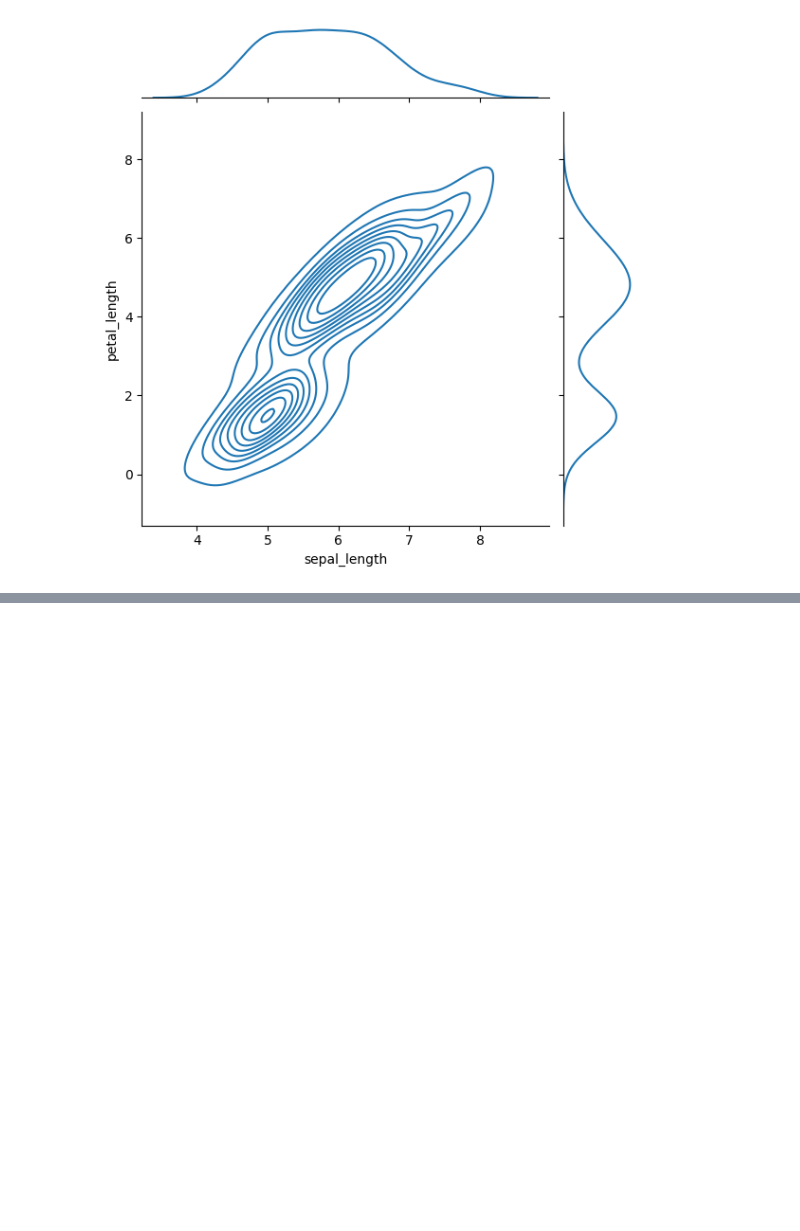
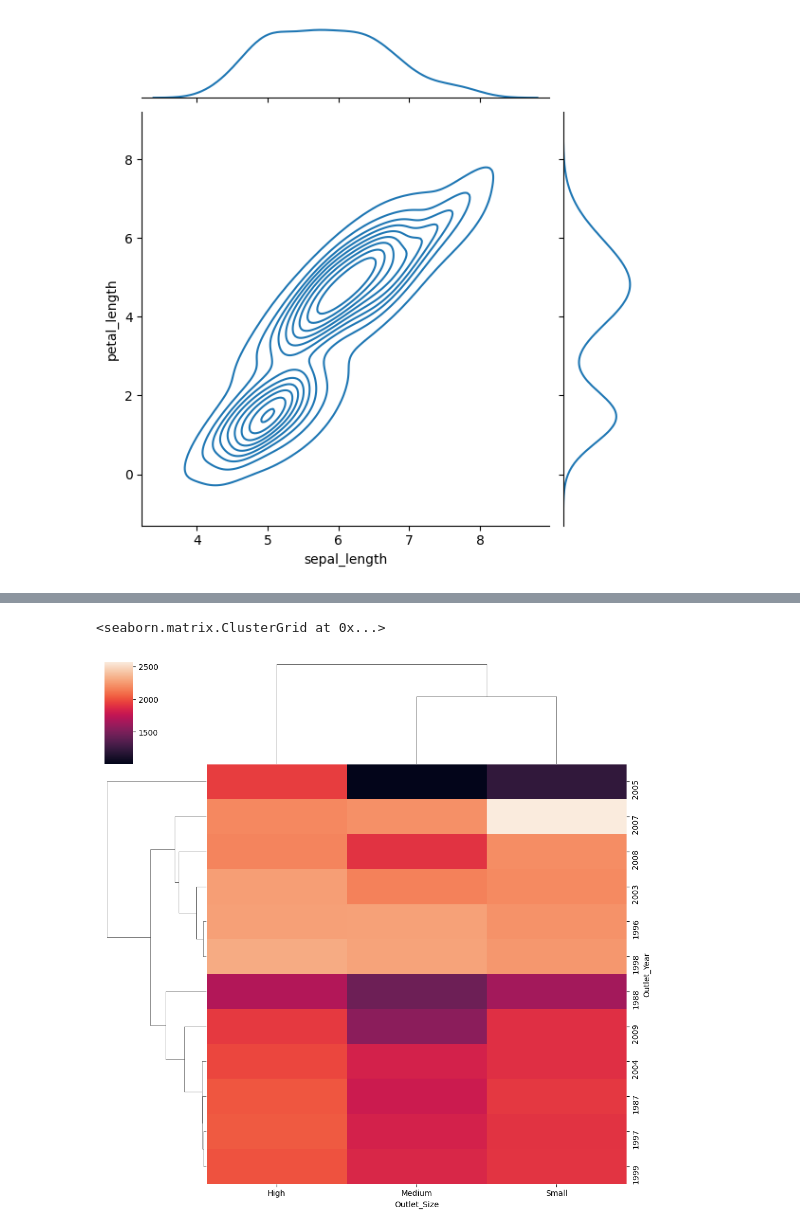
Before and after one commit to surendarmanoj/data-science, a Jupyter notebook: Data_Visualisation_using_Seaborn.ipynb, the cells around one changed output, grey strips where cells are left out. Saved outputs shown, nothing was run; the diff lists cells and outputs as text; code cells hidden in the pictures; blank space fills up the shorter version.

```diff
--- a/Data_Visualisation_using_Seaborn.ipynb
+++ b/Data_Visualisation_using_Seaborn.ipynb
@@ -300,0 +351,5 @@ profile.to_file("report.html")
+# %%
+sns.clustermap(p_t)
+# %% [output]
+<seaborn.matrix.ClusterGrid at 0x...>
+[figure, added]
```
Also changed, not shown: parts of 10 cells of this notebook.
